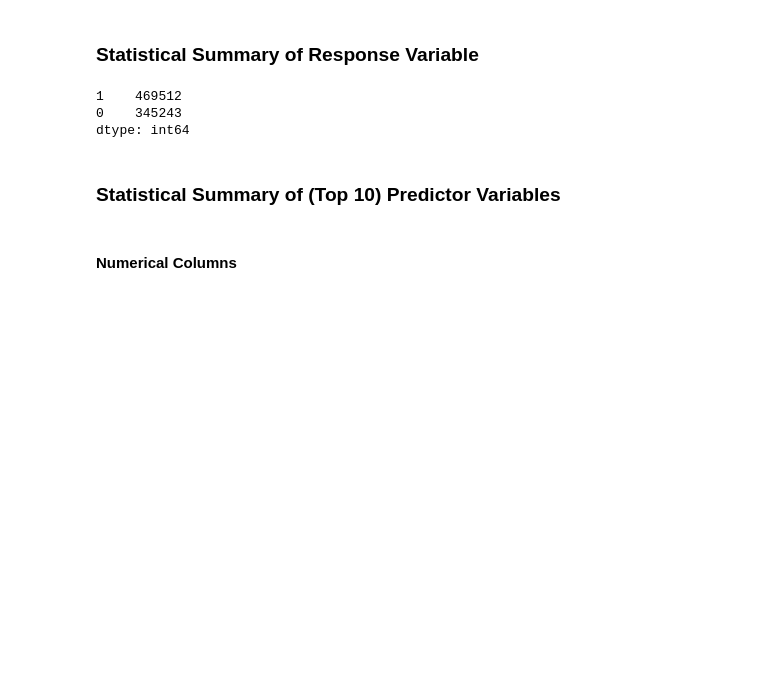
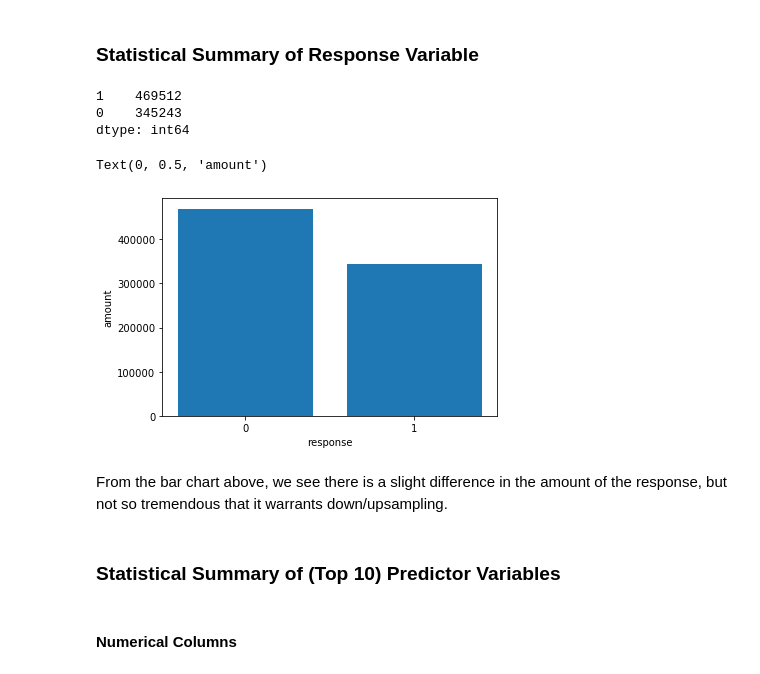
Before and after one commit to taylorrohrich/big_data_project, a Jupyter notebook: trr2as_acs4wq_ck3fz_final_project_submission/trr2as_acs4wq_ck3fz_final_project_code.ipynb, the cells around one changed output. Drawn from its saved outputs; the diff is of its cells as text; code cells hidden in the pictures; blank space fills up the shorter version.

```diff
--- a/trr2as_acs4wq_ck3fz_final_project.ipynb
+++ b/trr2as_acs4wq_ck3fz_final_project_submission/trr2as_acs4wq_ck3fz_final_project_code.ipynb
@@ -239,6 +243,15 @@ response.value_counts()
 1    469512
 0    345243
 dtype: int64
+# %%
+plt.bar([0,1],response.value_counts(),tick_label=[0,1])
+plt.xlabel('response')
+plt.ylabel('amount')
+# %% [output]
+Text(0, 0.5, 'amount')
+[figure, added]
+# %% [markdown]
+From the bar chart above, we see there is a slight difference in the amount of the response, but not so tremendous that it warrants down/upsampling.
 # %%
 combined['label'] = response
 # %% [markdown]
```
Also changed, not shown: parts of 5 cells of this notebook, 7 other files.
